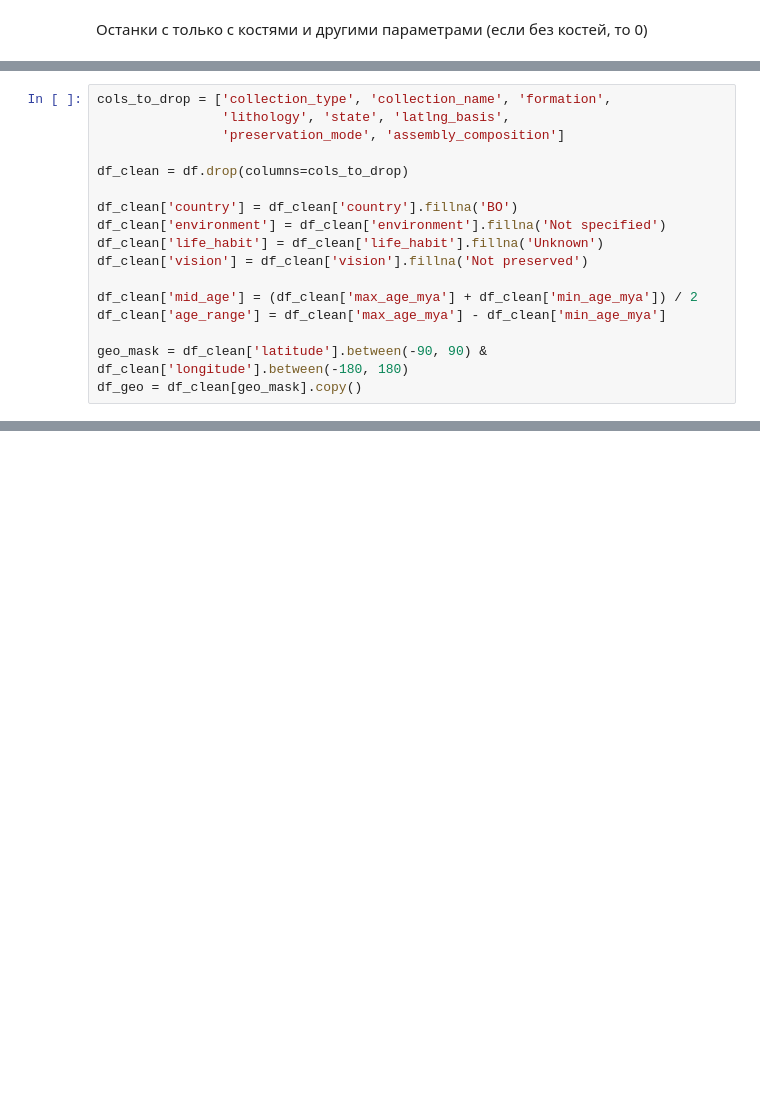
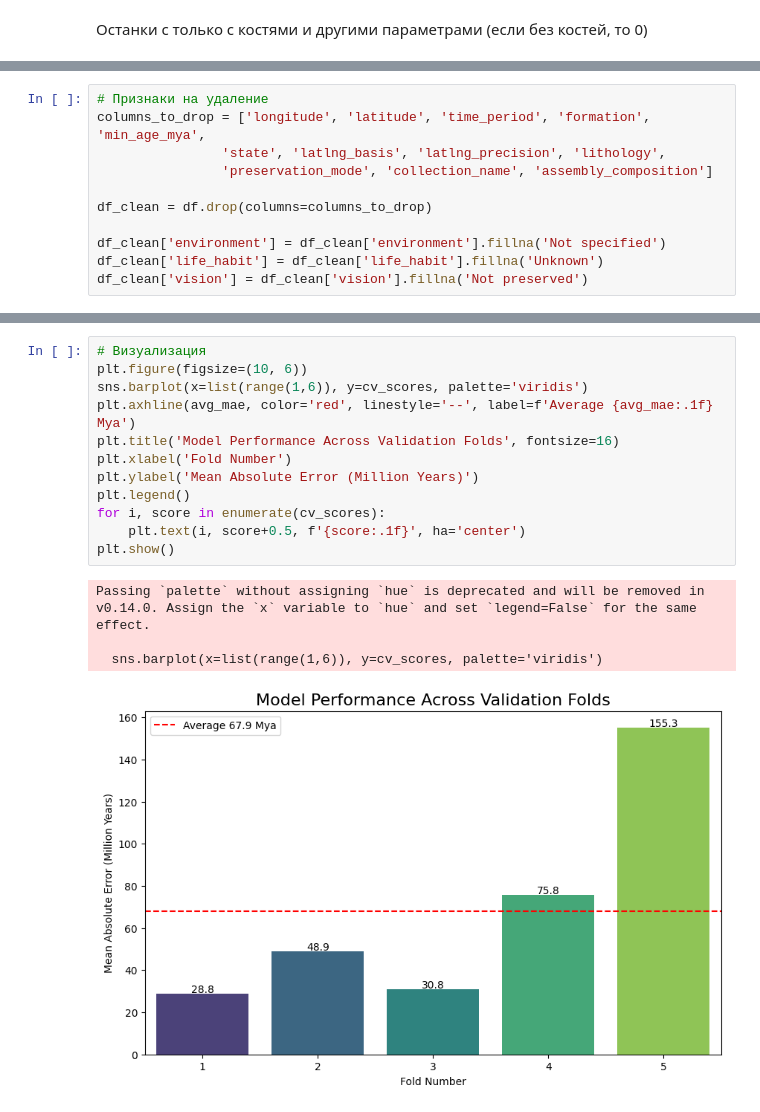
Before and after one commit to MaGNeT49/practiceML, a Jupyter notebook: test.ipynb, the cells around one changed output, grey strips where cells are left out. Drawn from its saved outputs; the diff is of its cells as text; blank space fills up the shorter version.

Commit message:
train model

```diff
--- a/test.ipynb
+++ b/test.ipynb
@@ -143,17 +132,11 @@ plt.show()
 # %%
-cols_to_drop = ['collection_type', 'collection_name', 'formation',
-                'lithology', 'state', 'latlng_basis',
-                'preservation_mode', 'assembly_composition']
+# Признаки на удаление
+columns_to_drop = ['longitude', 'latitude', 'time_period', 'formation', 'min_age_mya',
+                'state', 'latlng_basis', 'latlng_precision', 'lithology',
+                'preservation_mode', 'collection_name', 'assembly_composition']
 
-df_clean = df.drop(columns=cols_to_drop)
+df_clean = df.drop(columns=columns_to_drop)
 
-df_clean['country'] = df_clean['country'].fillna('BO')
 df_clean['environment'] = df_clean['environment'].fillna('Not specified')
 df_clean['life_habit'] = df_clean['life_habit'].fillna('Unknown')
 df_clean['vision'] = df_clean['vision'].fillna('Not preserved')
-
-df_clean['mid_age'] = (df_clean['max_age_mya'] + df_clean['min_age_mya']) / 2
-df_clean['age_range'] = df_clean['max_age_mya'] - df_clean['min_age_mya']
-
-geo_mask = df_clean['latitude'].between(-90, 90) & df_clean['longitude'].between(-180, 180)
-df_geo = df_clean[geo_mask].copy()
@@ -224,0 +246,17 @@ print("✅ Interactive map created successfully!")
+# %%
+# Визуализация
+plt.figure(figsize=(10, 6))
+sns.barplot(x=list(range(1,6)), y=cv_scores, palette='viridis')
+plt.axhline(avg_mae, color='red', linestyle='--', label=f'Average {avg_mae:.1f} Mya')
+plt.title('Model Performance Across Validation Folds', fontsize=16)
+plt.xlabel('Fold Number')
+plt.ylabel('Mean Absolute Error (Million Years)')
+plt.legend()
+for i, score in enumerate(cv_scores):
+    plt.text(i, score+0.5, f'{score:.1f}', ha='center')
+plt.show()
+# %% [output]
+Passing `palette` without assigning `hue` is deprecated and will be removed in v0.14.0. Assign the `x` variable to `hue` and set `legend=False` for the same effect.
+
+  sns.barplot(x=list(range(1,6)), y=cv_scores, palette='viridis')
+[figure, added]
```
Also changed, not shown: parts of 29 cells of this notebook, 7 other files.
